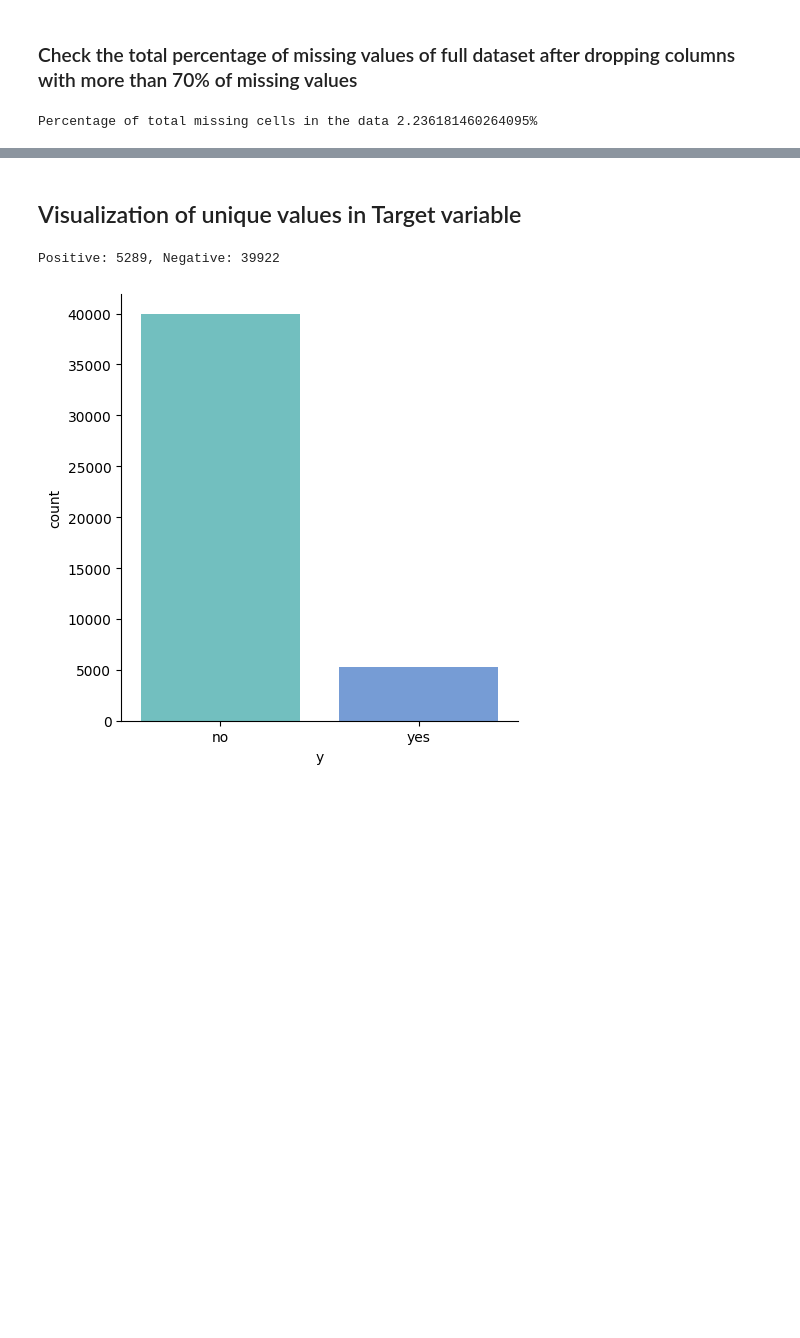
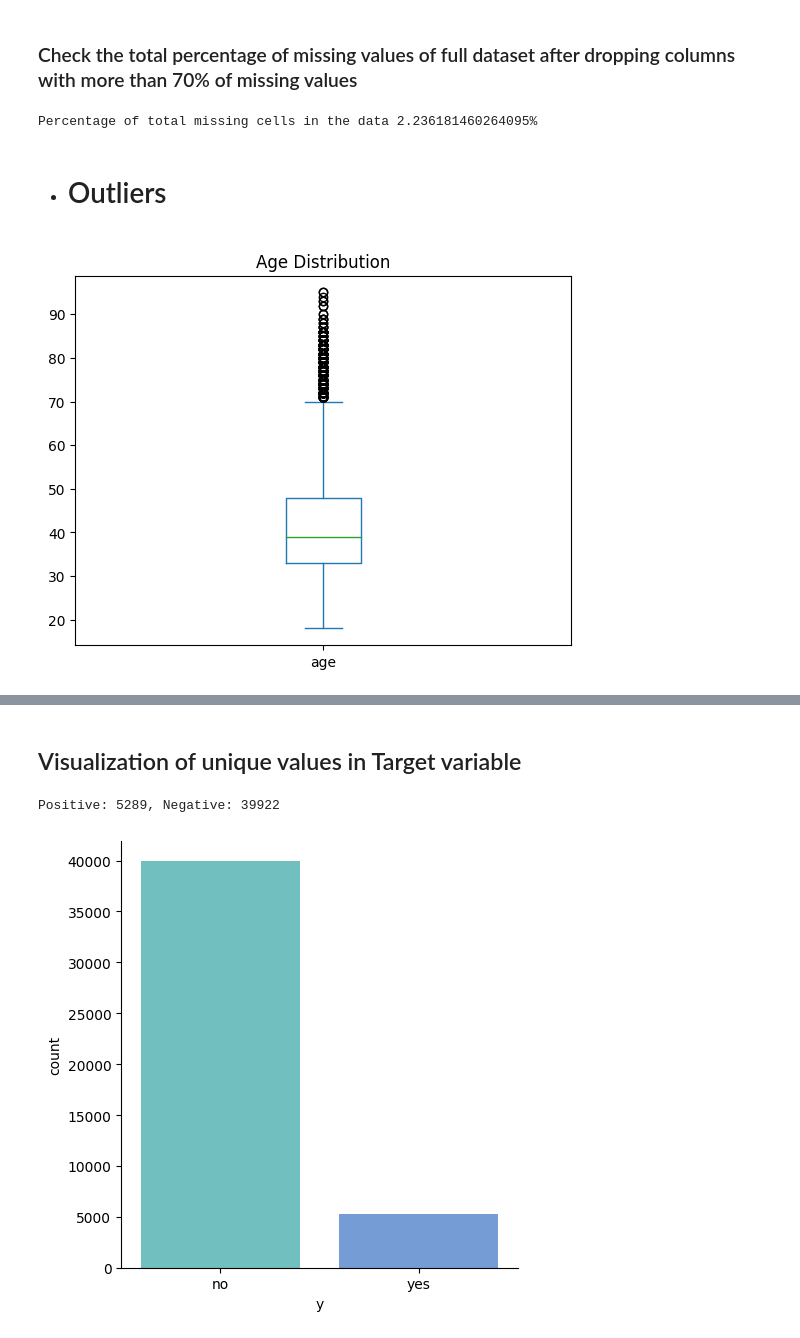
Before and after one commit to Jatindra23/bank_deposit_prediction, a Jupyter notebook: bankEDA.ipynb, the cells around one changed output, grey strips where cells are left out. Drawn from its saved outputs; the diff is of its cells as text; code cells hidden in the pictures; blank space fills up the shorter version.

```diff
--- a/bankEDA.ipynb
+++ b/bankEDA.ipynb
@@ -174,3 +177,13 @@ total_missing = missing_values_count.sum()
 print(f"Percentage of total missing cells in the data {(total_missing/total_cells) * 100}%")
 # %% [output]
 Percentage of total missing cells in the data 2.236181460264095%
+# %% [markdown]
+- # Outliers
+# %%
+# 1. Age
+# Viewing the box plot of Age
+plt.title('Age Distribution')
+df.age.plot.box()
+plt.show()
+# %% [output]
+[figure, added]
```
Also changed, not shown: parts of 53 cells of this notebook, 7 other files.
